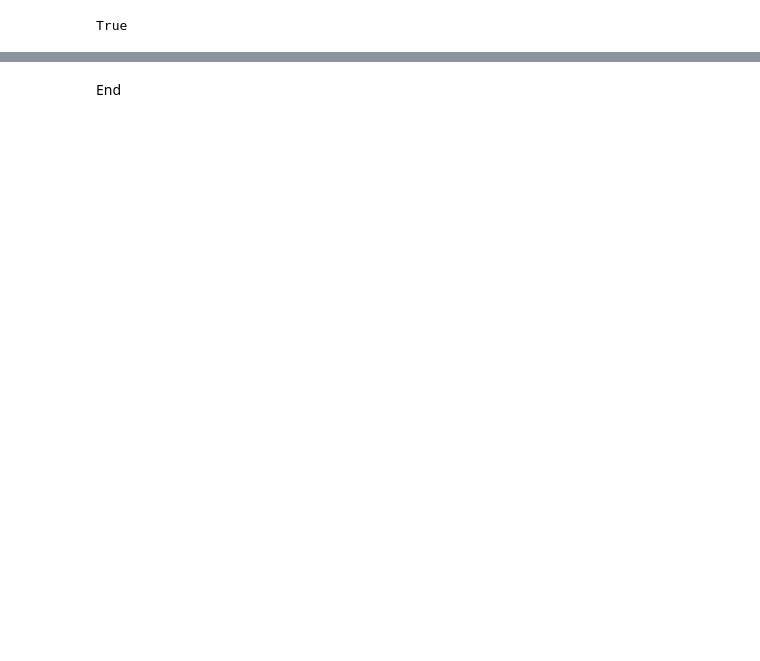
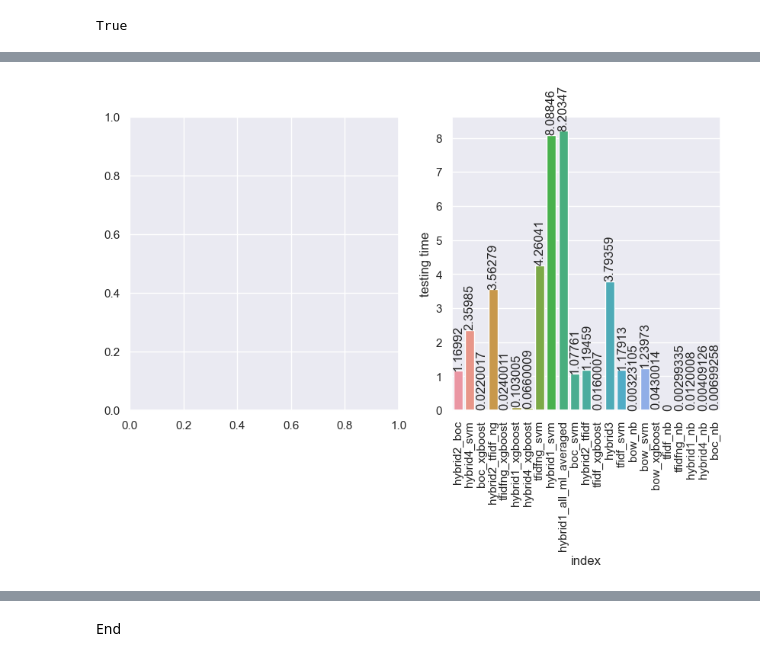
Before and after one commit to gdrlab/cascaded-sqli-detection, a Jupyter notebook: utils/Demonstrate_test_results.ipynb, the cells around one changed output, grey strips where cells are left out. Cells and saved outputs as stored; diff of their text form; code cells hidden in the pictures; blank space fills up the shorter version.

```diff
--- a/utils/Demonstrate_test_results.ipynb
+++ b/utils/Demonstrate_test_results.ipynb
@@ -80,0 +73,20 @@ for i in ax.containers:
+# %%
+fig, axes = plt.subplots(1, 2, figsize=(10,5))
+
+metric = 'f1'
+df_sorted = df.sort_values(metric,ascending=False).reset_index()
+ax = sns.barplot(data=df_sorted,x="index", y=metric)
+ax.tick_params(axis='x', rotation=90)
+ax.set(ylim=(0.95, 1))
+for i in ax.containers:
+    ax.bar_label(i,rotation=90)
+
+metric = 'testing time'
+#df_sorted = df.sort_values('f1',ascending=False).reset_index()
+ax = sns.barplot(data=df_sorted,x="index", y=metric, ax=axes[1])
+ax.tick_params(axis='x', rotation=90)
+#ax.set(ylim=(0.95, 1))
+for i in ax.containers:
+    ax.bar_label(i,rotation=90)
+# %% [output]
+[figure, added]
```
Also changed, not shown: parts of 5 cells of this notebook.
